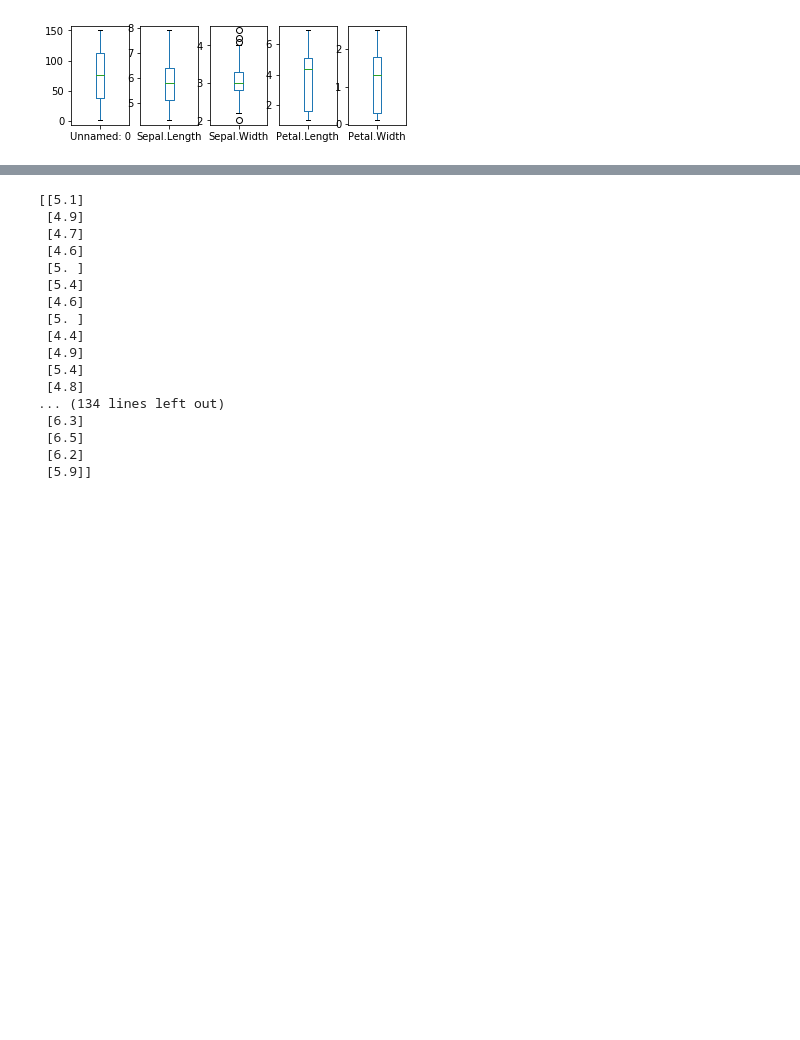
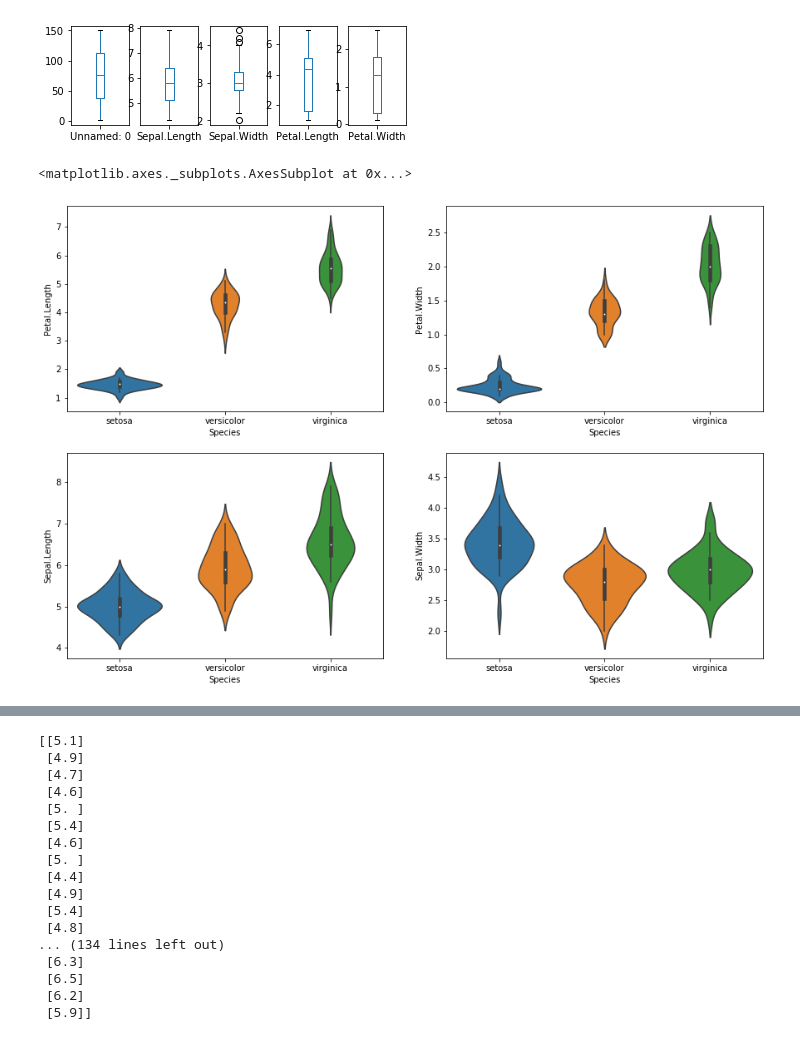
Before and after one commit to amberkakkar01/IRIS-Flower-classification, a Jupyter notebook: Amber_iris.ipynb, the cells around one changed output, grey strips where cells are left out. Drawn from its saved outputs; the diff is of its cells as text; code cells hidden in the pictures; blank space fills up the shorter version.

```diff
--- a/Amber_iris.ipynb
+++ b/Amber_iris.ipynb
@@ -171,3 +171,16 @@ Petal.Length    AxesSubplot(0.606034,0.536818;0.133621x0.343182)
 Petal.Width     AxesSubplot(0.766379,0.536818;0.133621x0.343182)
 dtype: object
 [figure]
+# %%
+plt.figure(figsize=(15,10))
+plt.subplot(2,2,1)
+sns.violinplot(x='Species',y='Petal.Length',data=iris)
+plt.subplot(2,2,2)
+sns.violinplot(x='Species',y='Petal.Width',data=iris)
+plt.subplot(2,2,3)
+sns.violinplot(x='Species',y='Sepal.Length',data=iris)
+plt.subplot(2,2,4)
+sns.violinplot(x='Species',y='Sepal.Width',data=iris)
+# %% [output]
+<matplotlib.axes._subplots.AxesSubplot at 0x...>
+[figure, added]
```
Also changed, not shown: parts of 11 cells of this notebook.
